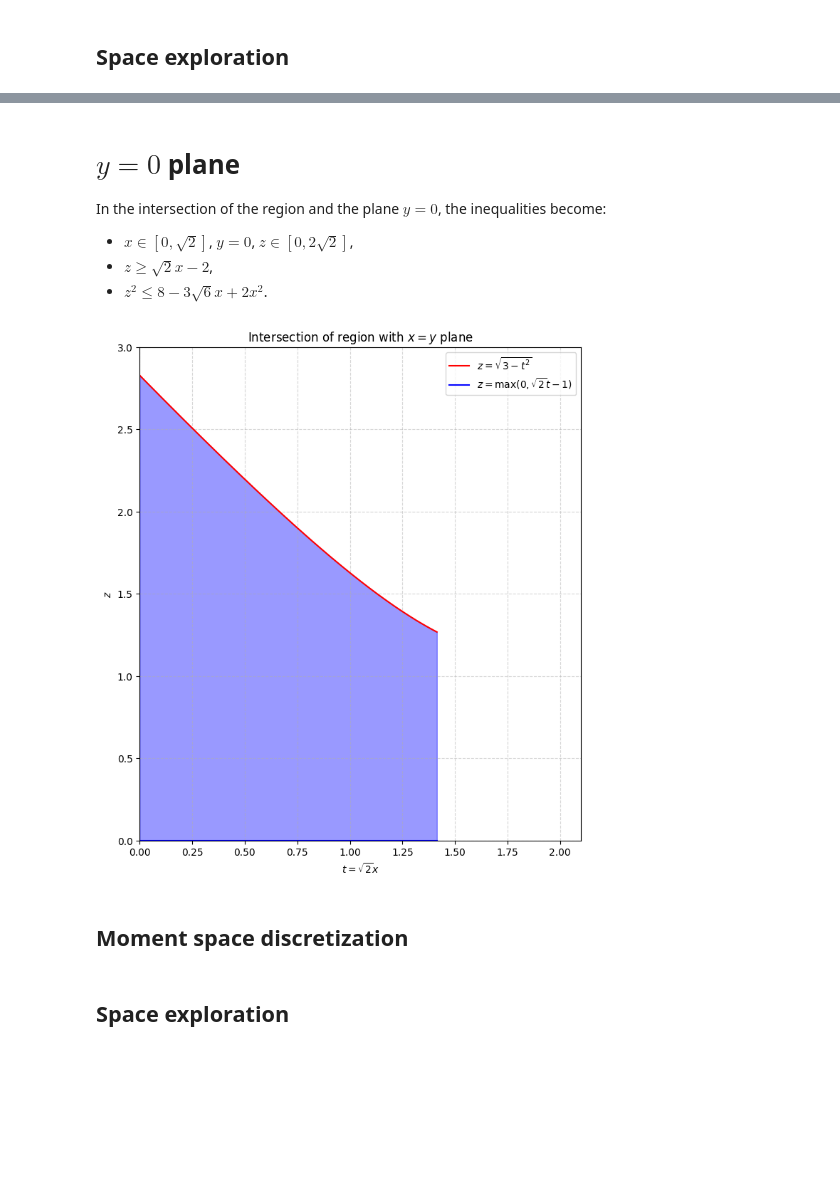
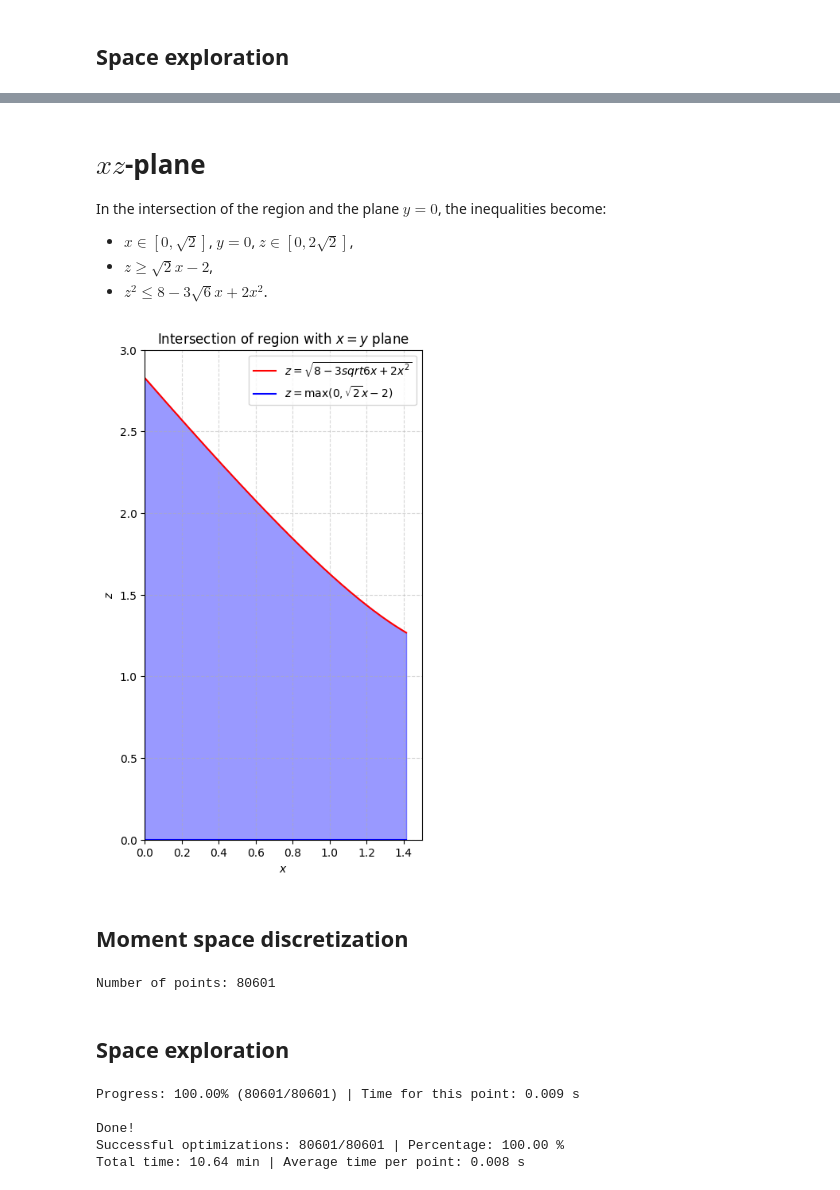
Before and after one commit to Garcia-Velo/-2024--bloch-lengths, a Jupyter notebook: notebooks/experiments/two_qutrits/polytope.ipynb, the cells around one changed output, grey strips where cells are left out. Saved outputs shown, nothing was run; the diff lists cells and outputs as text; code cells hidden in the pictures; blank space fills up the shorter version.

Commit message:
basic optimization v.2.0

```diff
--- a/notebooks/experiments/two_qutrits/polytope.ipynb
+++ b/notebooks/experiments/two_qutrits/polytope.ipynb
@@ -54,9 +54,8 @@ In general, the 3D region explored consits of a subset of $\mathbb R^3$ that sat
 - $z \ge \sqrt2 (x + y) - 2$,
 - $z^2 \le 8 + 2 (x^2 + y^2) - 6xy - 3 \sqrt6 |x - y|$.
 # %%
-dn = 3
-N = 2
-d = 3 ** N
+dn, N = 3, 2
+d = dn ** N
 
 basis = compute_gell_mann_basis(dn)
 local_bases = [basis.copy()] * N
@@ -187,5 +154,5 @@ plt.show()
 # %% [markdown]
-# $y = 0$ plane
+# $xz$-plane
 
 In the intersection of the region and the plane $y=0$, the inequalities become:
 
@@ -195,27 +162,27 @@ In the intersection of the region and the plane $y=0$, the inequalities become:
 # %%
 x = np.linspace(0, np.sqrt(2), 1000)
 
-z_upper = np.sqrt(8 - 3*np.sqrt(6)*x + 2*x**2)
-z_lower = np.maximum(0, np.sqrt(2) * x - 2)
+z_upper = compute_bipartite_region_upper(dn, x, 0)
+z_lower = compute_bipartite_region_lower([dn, dn], x, 0)
 
-fig, ax = plt.subplots(figsize=(8, 9))
+fig, ax = plt.subplots(figsize=(4.5, 8))
 
 ax.fill_between(x, z_upper, z_lower, alpha=0.4, color='blue')
 
-ax.plot(x, z_upper, 'red', label=r"$z = \sqrt{3 - t^2}$")
-ax.plot(x, z_lower, 'blue', label=r"$z = \max(0, \sqrt{2} t - 1)$")
+ax.plot(x, z_upper, 'red', label=r"$z = \sqrt{8 - 3sqrt{6}x + 2x^2}$")
+ax.plot(x, z_lower, 'blue', label=r"$z = \max(0, \sqrt{2} x - 2)$")
 
-ax.set(xlabel = r'$t = \sqrt{2} x$', ylabel = r'$z$', title = 'Intersection of region with $x=y$ plane',
-       xlim = (0, 2.1), ylim = (0, 3))
+ax.set(xlabel = r'$x$', ylabel = r'$z$', title = 'Intersection of region with $x=y$ plane',
+       xlim = (0, 1.5), ylim = (0, 3))
 ax.grid(True, alpha=0.5, linestyle="--")
 ax.legend()
 plt.show()
 # %% [output]
-[figure, old version]
+[figure, new version]
 # %% [markdown]
 ## Moment space discretization
 # %%
-D = 40
+D = 200
 Dx, Dz = D + 1, 2 * D + 1
 
 x = np.linspace(0, np.sqrt(2), Dx)
@@ -223,22 +190,18 @@ z = np.linspace(0, 2*np.sqrt(2), Dz)
 
 X, Z = np.meshgrid(x, z, indexing='ij')
 
-mask_state_1 = Z >= np.sqrt(2) * X - 2
-mask_state_2 = Z**2 <= 8 - np.sqrt(2)*X + 2*X**2
-
-mask_state = mask_state_1 & mask_state_2
-indices = np.where(mask_state)
-total_points = len(indices[0])
-
-points = np.column_stack((X[mask_state], Z[mask_state]))
+indices = np.ndindex(X.shape)
+total_points = np.prod(X.shape)
 print(f"Number of points: {total_points}")
+# %% [output]
+Number of points: 80601
 # %% [markdown]
 ## Space exploration
 # %%
-times = []
-success = np.full_like(X, np.nan, dtype=float)
+times, success = [], []
+bloch_distance = np.empty_like(X, dtype=float)
 
-for counter, (idx, jdx) in enumerate(zip(indices[0], indices[1]), 1):
+for counter, (idx, jdx) in enumerate(indices, 1):
     t0 = time.time()
 
     x_val = X[idx, jdx]
@@ -248,7 +211,8 @@ for counter, (idx, jdx) in enumerate(zip(indices[0], indices[1]), 1):
 
     param_res = compute_initial_param_repeat(d, tensor_basis, subset_index_map, Rt)
 
-    success[idx, jdx] = param_res.optimizer_info["success"]
+    bloch_distance[idx, jdx] = sum(list(param_res.checks["moments_distance"].values()))
+    success.append(param_res.optimizer_info["success"])
 
     tf = time.time()
 
@@ -258,5 +222,13 @@ for counter, (idx, jdx) in enumerate(zip(indices[0], indices[1]), 1):
     print(f"\rProgress: {percent_complete:.2f}% ({counter}/{total_points}) | Time for this point: {tf-t0:.3f} s", end="", flush=True)
 
 print(f"\n\nDone!")
-print(f"Successful optimizations: {np.nansum(success)}/{total_points} | Percentage: {np.nansum(success)*100/total_points:.2f} %")
+print(f"Successful optimizations: {sum(success)}/{total_points} | Percentage: {sum(success)*100/total_points:.2f} %")
 print(f"Total time: {sum(times)/60:.2f} min | Average time per point: {sum(times)/total_points:.3f} s", )
+
+np.save(data_dir / "xz_bloch_distance.npy", bloch_distance)
+# %% [output]
+Progress: 100.00% (80601/80601) | Time for this point: 0.009 s
+
+Done!
+Successful optimizations: 80601/80601 | Percentage: 100.00 %
+Total time: 10.64 min | Average time per point: 0.008 s
```
Also changed, not shown: parts of 7 cells of this notebook, 10 other files.
